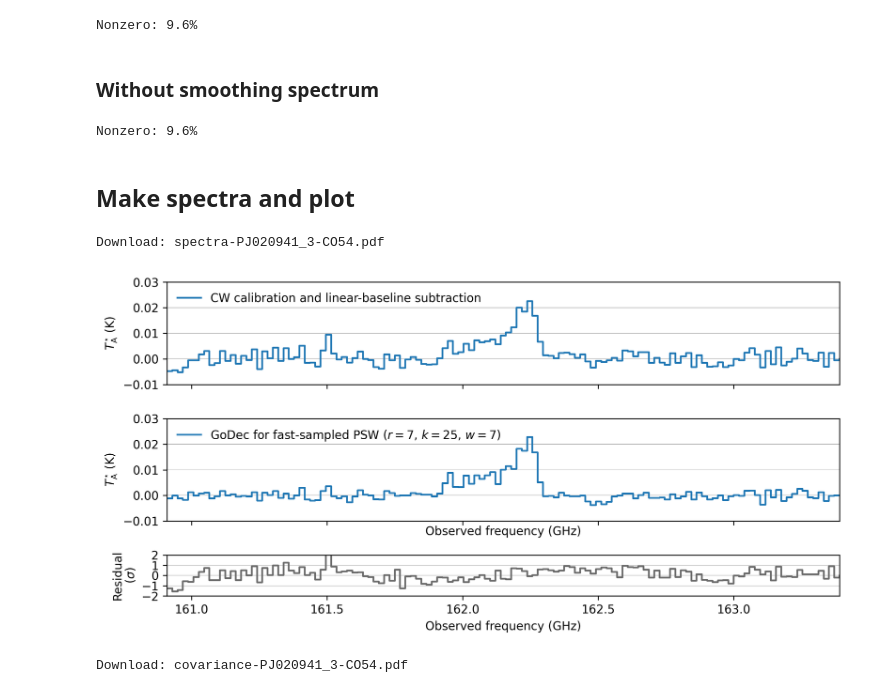
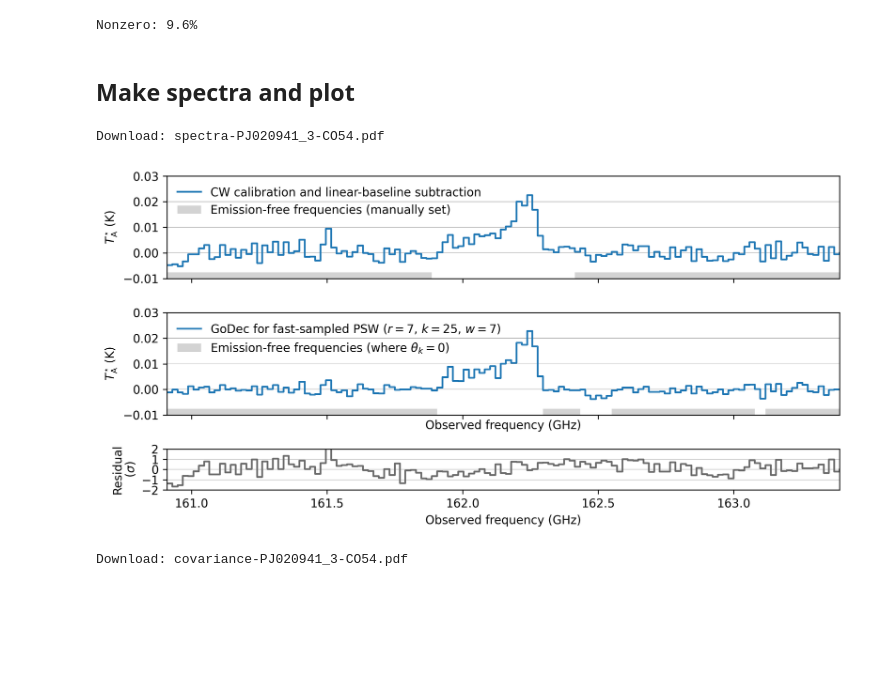
Before and after one commit to astropenguin/taniguchi-2021-analysis, a Jupyter notebook: notes/2020-05-07/analysis-PJ020941.3-CO54.ipynb, the cells around one changed output. Saved outputs shown, nothing was run; the diff lists cells and outputs as text; code cells hidden in the pictures; blank space fills up the shorter version.

```diff
--- a/notes/2020-05-07/analysis-PJ020941.3-CO54.ipynb
+++ b/notes/2020-05-07/analysis-PJ020941.3-CO54.ipynb
@@ -21,9 +21,9 @@ def cov(X):
 # %%
 def estimate_S(X, L, k=25, w=5):
     """Estimate sparse matrix (S)."""
-    S = X - L
-    phi = S.scantype == "ON"
-    spec = S.where(phi).sum("t")
+    R = X - L
+    phi = R.scantype == "ON"
+    spec = R.where(phi).sum("t")
 
     # smooth spectrum (optional)
     if w > 0:
@@ -33,7 +33,12 @@ def estimate_S(X, L, k=25, w=5):
     spec = np.abs(spec)
     theta = (-spec).argsort().argsort() < k
 
-    return S * (phi * theta)
+    # calculate S and metadata (phi, theta)
+    S = R * (phi * theta)
+    S.coords["phi"] = "t", phi
+    S.coords["theta"] = "ch", theta
+
+    return S
 
 
 def estimate_L(X, S, r=5, seed=2021):
@@ -101,21 +104,6 @@ T_cal_re = T_cal_re.where(phi, drop=True)
 print(f"Nonzero: {(S!=0).sum().values/S.size:.1%}")
 # %% [output]
 Nonzero: 9.6%
-# %% [markdown]
-### Without smoothing spectrum
-# %%
-S = xr.zeros_like(X)
-
-for i in tqdm(range(100)):
-    L = estimate_L(X, S, r=r)
-    S = estimate_S(X, L, k=k, w=0)
-
-T_cal_re_w0 = T_amb * (1-np.exp(X-L))
-T_cal_re_w0 = T_cal_re_w0.where(phi, drop=True)
-
-print(f"Nonzero: {(S!=0).sum().values/S.size:.1%}")
-# %% [output]
-Nonzero: 9.6%
 # %% [markdown]
 ## Make spectra and plot
 # %%
@@ -130,6 +115,6 @@ spec_re_w0 = (weight_re_w0 * T_cal_re_w0).sum("t") / weight_re_w0.sum("t")
 # %%
-T_base = xr.concat([T_cal.loc[:, :162.9], T_cal.loc[:, 161.9:]], "ch")
-T_base_re = xr.concat([T_cal_re.loc[:, :162.9], T_cal_re.loc[:, 161.9:]], "ch")
+T_base = xr.concat([T_cal.loc[:, :162.4], T_cal.loc[:, 161.9:]], "ch")
+T_base_re = xr.concat([T_cal_re.loc[:, :162.4], T_cal_re.loc[:, 161.9:]], "ch")
 
 cumstd = (T_base.cumsum("t") / xr.ones_like(T_base).cumsum("t")).std("ch")
 cumstd_re = (T_base_re.cumsum("t") / xr.ones_like(T_base_re).cumsum("t")).std("ch")
@@ -138,34 +123,38 @@ cumint = T_base.integtime.cumsum("t")
 fig, axes = plt.subplots(3, 1, gridspec_kw={'height_ratios': [2.5, 2.5, 1]}, sharex=True, figsize=(9, 4.5), dpi=300)
 
 ax = axes[0]
 ax.step(spec.ch, spec, label="CW calibration and linear-baseline subtraction")
+ax.fill_between(spec.ch, -0.01, -0.0075, where=(spec.ch <= 161.9) | (spec.ch >= 162.4),
+                color="lightgray", edgecolor=None, label="Emission-free frequencies (manually set)")
 ax.set_ylabel(r"$T_{\mathrm{A}}^{\star}$ (K)")
 ax.set_xlim(spec.ch.min(), spec.ch.max())
 ax.set_ylim(-0.01, 0.03)
 ax.legend(frameon=False)
 ax.grid(axis="y", linewidth=0.5)
 
 ax = axes[1]
 ax.step(spec.ch, spec_re, label=f"GoDec for fast-sampled PSW ($r={r}$, $k={k}$, $w={w}$)")
+ax.fill_between(spec.ch, -0.01, -0.0075, where=~S.theta,
+                color="lightgray", edgecolor=None, label=r"Emission-free frequencies (where $\theta_{k} = 0$)")
 ax.set_xlabel("Observed frequency (GHz)")
 ax.set_ylabel(r"$T_{\mathrm{A}}^{\star}$ (K)")
 ax.set_ylim(-0.01, 0.03)
 ax.legend(frameon=False)
 ax.grid(axis="y", linewidth=0.5)
 
 ax = axes[2]
 ax.step(spec.ch, (spec-spec_re)/cumstd[-1], color="dimgray")
 ax.set_xlabel("Observed frequency (GHz)")
 ax.set_ylabel("Residual\n($\sigma$)")
 ax.set_ylim(-2, 2)
 ax.set_yticks([-2, -1, 0, 1, 2])
 ax.grid(axis="y", linewidth=0.5)
 
 fig.tight_layout()
 savefig_in_notebook(fig, "spectra-PJ020941_3-CO54.pdf")
 # %% [output]
 Download: spectra-PJ020941_3-CO54.pdf
-[figure, old version]
+[figure, new version]
 # %%
 fig, axes = plt.subplots(1, 3, figsize=(9, 4.5), dpi=300)
 
```
Also changed, not shown: parts of 2 cells of this notebook, 1 other file.
